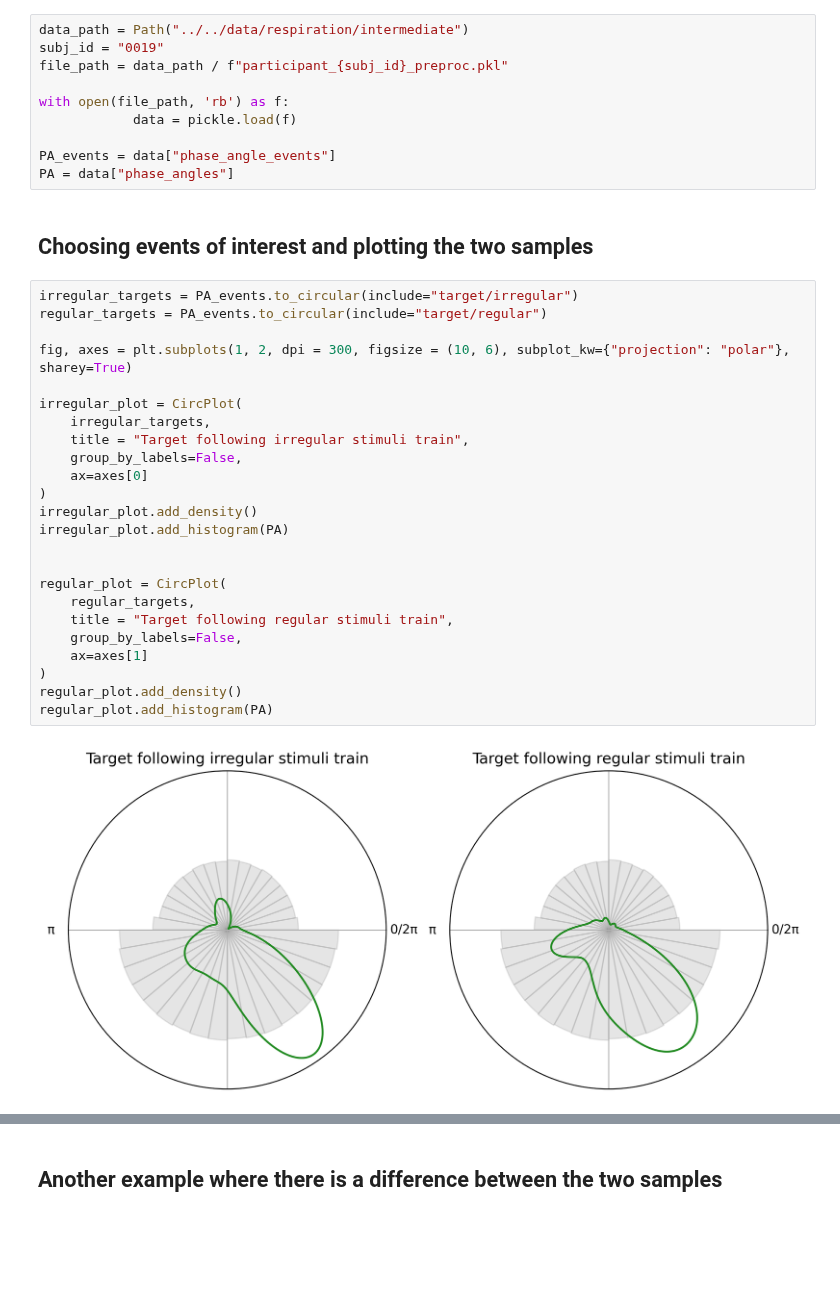
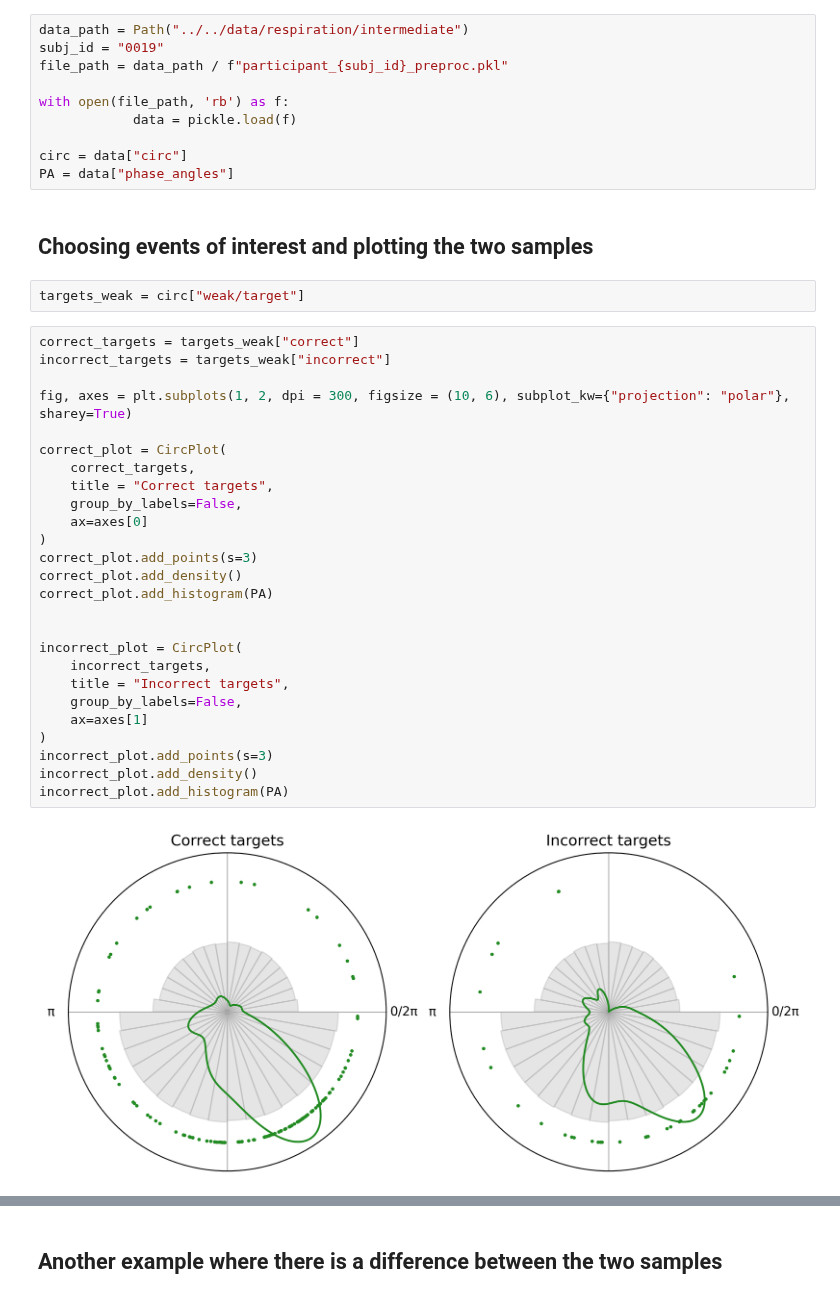
Before and after one commit to laurabpaulsen/pyriodic, a Jupyter notebook: docs_src/tutorials/05_permutation_two_samples.ipynb, the cells around one changed output, grey strips where cells are left out. Drawn from its saved outputs; the diff is of its cells as text; blank space fills up the shorter version.

```diff
--- a/docs_src/tutorials/05_permutation_two_samples.ipynb
+++ b/docs_src/tutorials/05_permutation_two_samples.ipynb
@@ -20,36 +20,40 @@ file_path = data_path / f"participant_{subj_id}_preproc.pkl"
 with open(file_path, 'rb') as f:
             data = pickle.load(f)
 
-PA_events = data["phase_angle_events"]
+circ = data["circ"]
 PA = data["phase_angles"]
 # %% [markdown]
 ## Choosing events of interest and plotting the two samples
+# %%
+targets_weak = circ["weak/target"]
 # %%
-irregular_targets = PA_events.to_circular(include="target/irregular")
-regular_targets = PA_events.to_circular(include="target/regular")
+correct_targets = targets_weak["correct"]
+incorrect_targets = targets_weak["incorrect"]
 
 fig, axes = plt.subplots(1, 2, dpi = 300, figsize = (10, 6), subplot_kw={"projection": "polar"}, sharey=True)
 
-irregular_plot = CircPlot(
-    irregular_targets,
-    title = "Target following irregular stimuli train",
+correct_plot = CircPlot(
+    correct_targets,
+    title = "Correct targets",
     group_by_labels=False,
     ax=axes[0]
 )
-irregular_plot.add_density()
-irregular_plot.add_histogram(PA)
+correct_plot.add_points(s=3)
+correct_plot.add_density()
+correct_plot.add_histogram(PA)
 
 
-regular_plot = CircPlot(
-    regular_targets,
-    title = "Target following regular stimuli train",
+incorrect_plot = CircPlot(
+    incorrect_targets,
+    title = "Incorrect targets",
     group_by_labels=False,
     ax=axes[1]
 )
-regular_plot.add_density()
-regular_plot.add_histogram(PA)
+incorrect_plot.add_points(s=3)
+incorrect_plot.add_density()
+incorrect_plot.add_histogram(PA)
 # %% [output]
-[figure, old version]
+[figure, new version]
 # %%
 # Run permutation test
 obs_stat, pval = permutation_test_between_samples(
```
Also changed, not shown: parts of 3 cells of this notebook, 2 other files.
